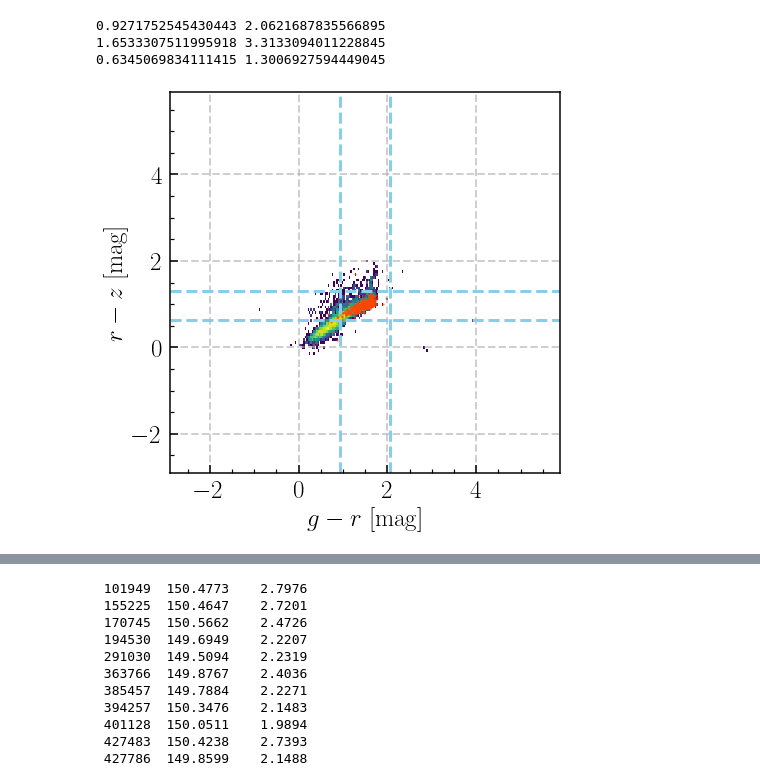
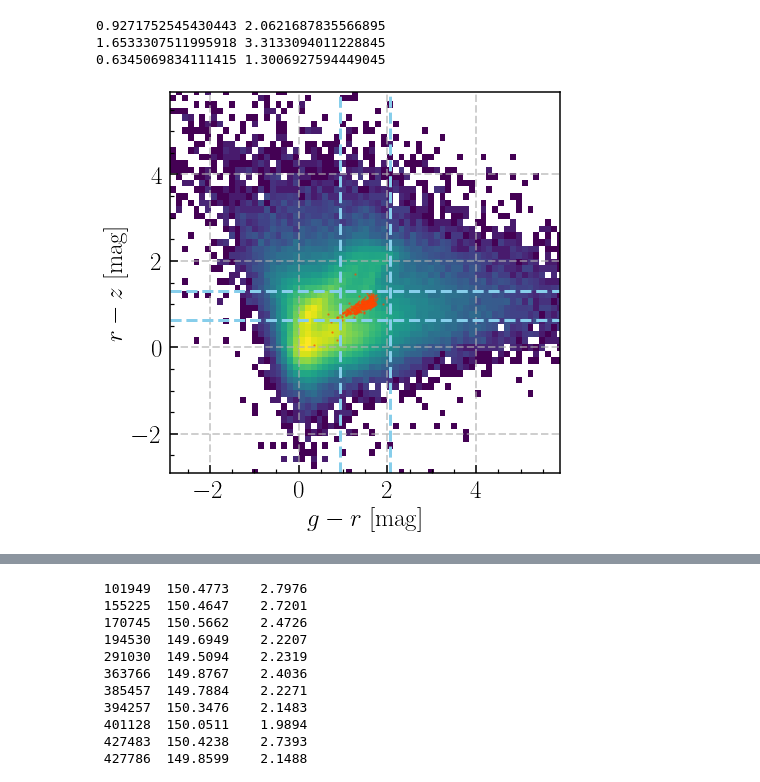
Before and after one commit to dr-guangtou/damascus, a Jupyter notebook: note/cosmos2020/cosmos2020_color_magnitude.ipynb, the cells around one changed output, grey strips where cells are left out. Saved outputs shown, nothing was run; the diff lists cells and outputs as text; code cells hidden in the pictures.

```diff
--- a/note/cosmos2020/cosmos2020_color_magnitude.ipynb
+++ b/note/cosmos2020/cosmos2020_color_magnitude.ipynb
@@ -170,7 +204,7 @@ cols_use = ['ID', 'ID_CLASSIC', 'ALPHA_J2000', 'DELTA_J2000', 'N_GROUP', 'FLAG_H
             'ez_z_phot', 'ez_z_phot_chi2', 'ez_z025', 'ez_z160', 'ez_z500', 'ez_z840', 'ez_z975',
             'ez_restU', 'ez_restU_err', 'ez_restB', 'ez_restB_err', 'ez_restV', 'ez_restV_err', 'ez_restJ', 'ez_restJ_err',
             'ez_ssfr_p025', 'ez_ssfr_p160', 'ez_ssfr_p500', 'ez_ssfr_p840', 'ez_ssfr_p975',
-            'ez_mass', 'ez_sfr'
+            'ez_mass', 'ez_sfr', 'ez_mass_p025', 'ez_mass_p160', 'ez_mass_p500', 'ez_mass_p840', 'ez_mass_p975'
            ]
 
 c20_short = c20_farmer[cols_use]
@@ -219,0 +380,12 @@ print(len(c20_lowz_massive))
+# %%
+c20_valid = c20_hsc[
+    np.isfinite(c20_hsc['ez_z_phot']) & np.isfinite(c20_hsc['ez_mass']) &
+    np.isfinite(c20_hsc['ez_sfr']) & np.isfinite(c20_hsc['ez_ssfr_p500']) &
+    np.isfinite(c20_hsc['HSC_g_MAG']) & np.isfinite(c20_hsc['HSC_g_MAGERR']) &
+    np.isfinite(c20_hsc['HSC_r_MAG']) & np.isfinite(c20_hsc['HSC_r_MAGERR']) &
+    np.isfinite(c20_hsc['HSC_i_MAG']) & np.isfinite(c20_hsc['HSC_i_MAGERR']) &
+    np.isfinite(c20_hsc['HSC_z_MAG']) & np.isfinite(c20_hsc['HSC_z_MAGERR']) &
+    np.isfinite(c20_hsc['HSC_y_MAG']) & np.isfinite(c20_hsc['HSC_y_MAGERR'])
+]
+
+print(len(c20_valid))
@@ -219,0 +411,12 @@ print(len(c20_lowz_massive))
+# %%
+c20_lowz_massive = c20_valid[
+    (c20_valid['ez_z160'] >= 0.05) & (c20_valid['ez_z840'] <= 0.45) &
+    (np.log10(c20_valid['ez_mass_p160']) >= 10.8) & (np.log10(c20_valid['ez_mass_p840']) <= 12.7)
+]
+
+#c20_lowz_massive = c20_valid[
+#    (c20_valid['ez_z160'] >= 0.05) & (c20_valid['ez_z840'] <= 0.45) &
+#    (c20_valid['ez_mass'] >= 10.8) & (c20_valid['ez_mass'] <= 12.7)
+#]
+
+print(len(c20_lowz_massive))
@@ -276,32 +604,32 @@ print(rz_low, rz_upp)
 # %%
 fig = plt.figure(figsize=(7, 7))
 ax = plt.subplot(111)
 
 # 2-D histogram
 ax.hist2d(
-    gr_valid[(c20_valid['HSC_r_MAG'] <= c20_lowz_massive['HSC_r_MAG'].max())], rz_valid[(c20_valid['HSC_r_MAG'] <= c20_lowz_massive['HSC_r_MAG'].max())],
+    gr_valid, rz_valid,
     bins=(150, 100), cmin=1, cmap='viridis', norm=mpl.colors.LogNorm())
 
 #ax.hist2d(
 #    decals_good['Z_PHOT_MEAN'], -2.5 * np.log10(decals_good['FLUX_R']) + 22.5,
 #    bins=(100, 100), cmin=1, cmap='Reds', norm=mpl.colors.LogNorm(), alpha=0.5)
 
 ax.scatter(
     gr_lowz_massive, rz_lowz_massive,
     s=2, c='orangered', alpha=0.5
 )
 
 ax.axvline(gr_low, c='skyblue', lw=3, ls='--')
 ax.axvline(gr_upp, c='skyblue', lw=3, ls='--')
 ax.axhline(rz_low, c='skyblue', lw=3, ls='--')
 ax.axhline(rz_upp, c='skyblue', lw=3, ls='--')
 
 ax.grid(linestyle='--', linewidth=2, alpha=0.6)
 
 _ = ax.set_xlim(-2.9, 5.9)
 _ = ax.set_ylim(-2.9, 5.9)
 
 _ = ax.set_xlabel(r'$g-r \ [\rm mag]$', fontsize=25)
 _ = ax.set_ylabel(r'$r-z \ [\rm mag]$', fontsize=25)
 # %% [output]
-[figure, old version]
+[figure, new version]
```
Also changed, not shown: parts of 57 cells of this notebook.
